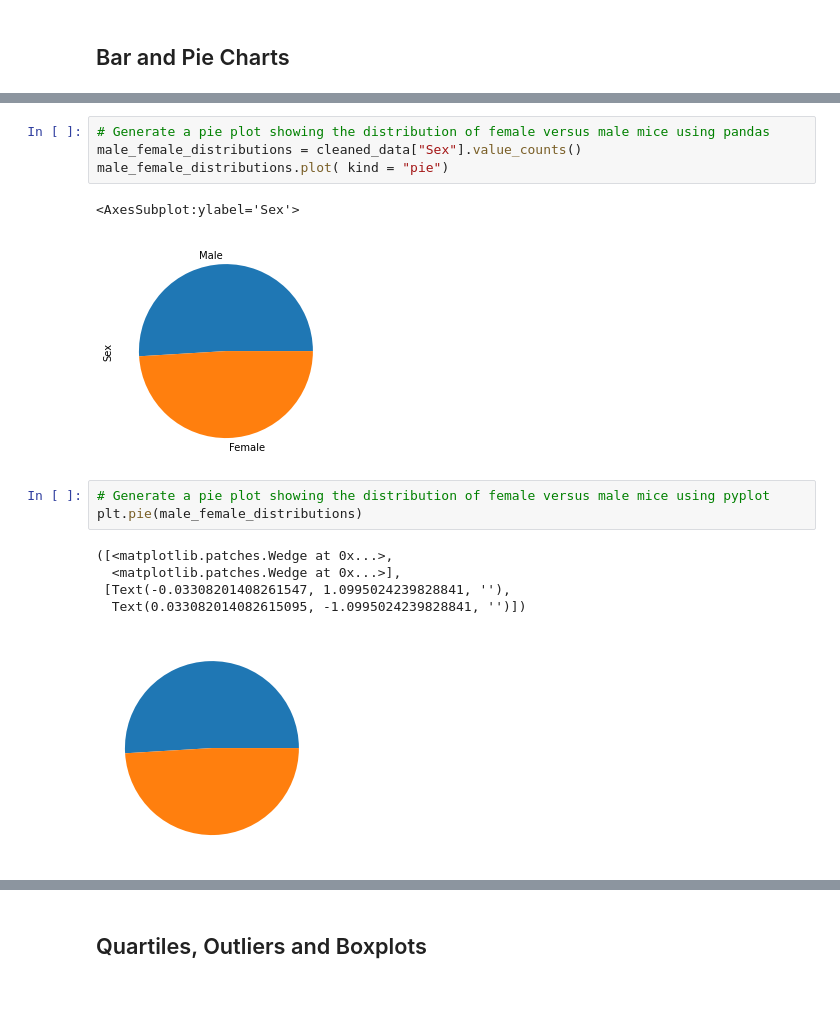
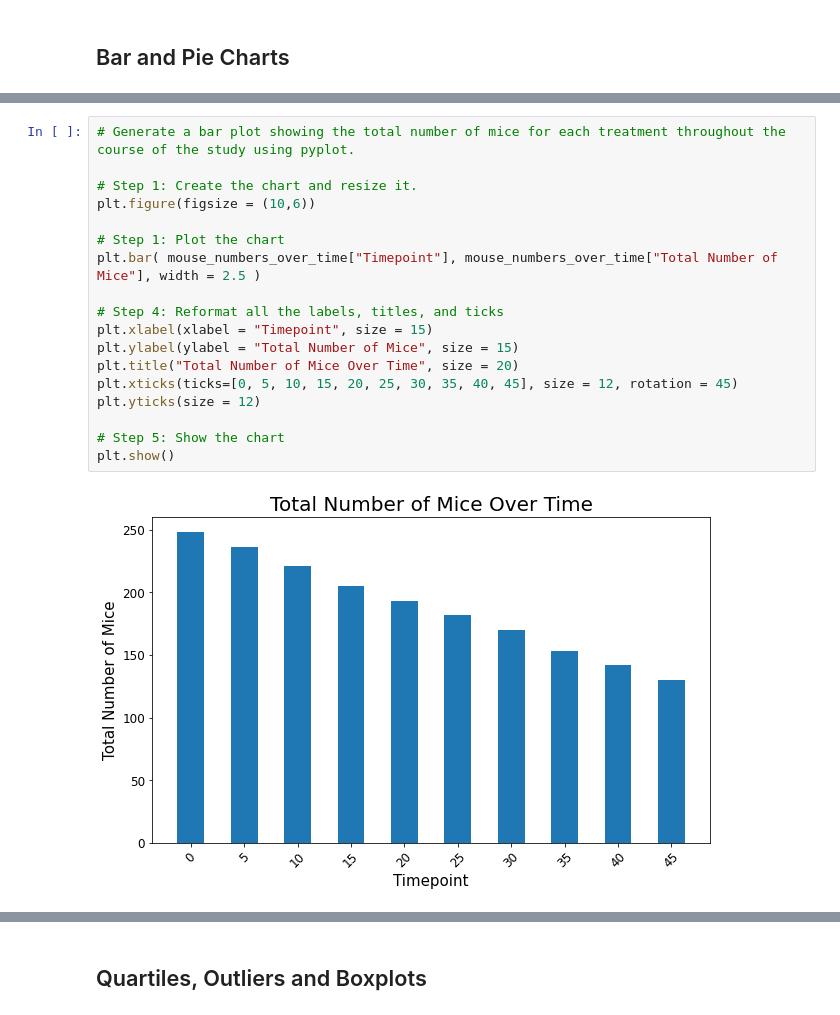
Before and after one commit to James-Akerman/Matplotlib-challenge, a Jupyter notebook: Pymaceuticals/pymaceuticals_James-Akerman.ipynb, the cells around one changed output, grey strips where cells are left out. Cells and saved outputs as stored; diff of their text form.

```diff
--- a/Pymaceuticals/pymaceuticals_James-Akerman.ipynb
+++ b/Pymaceuticals/pymaceuticals_James-Akerman.ipynb
@@ -153,16 +174,20 @@ plt.bar( mouse_numbers_over_time["Timepoint"], mouse_numbers_over_time["Total Nu
-# %%
-# Generate a pie plot showing the distribution of female versus male mice using pandas
-male_female_distributions = cleaned_data["Sex"].value_counts()
-male_female_distributions.plot( kind = "pie")
-# %% [output]
-<AxesSubplot:ylabel='Sex'>
-[figure, removed]
-# %%
-# Generate a pie plot showing the distribution of female versus male mice using pyplot
-plt.pie(male_female_distributions)
-# %% [output]
-([<matplotlib.patches.Wedge at 0x...>,
-  <matplotlib.patches.Wedge at 0x...>],
- [Text(-0.03308201408261547, 1.0995024239828841, ''),
-  Text(0.033082014082615095, -1.0995024239828841, '')])
-[figure, removed]
+# %%
+# Generate a bar plot showing the total number of mice for each treatment throughout the course of the study using pyplot.
+
+# Step 1: Create the chart and resize it.
+plt.figure(figsize = (10,6))
+
+# Step 1: Plot the chart
+plt.bar( mouse_numbers_over_time["Timepoint"], mouse_numbers_over_time["Total Number of Mice"], width = 2.5 )
+
+# Step 4: Reformat all the labels, titles, and ticks
+plt.xlabel(xlabel = "Timepoint", size = 15)
+plt.ylabel(ylabel = "Total Number of Mice", size = 15)
+plt.title("Total Number of Mice Over Time", size = 20)
+plt.xticks(ticks=[0, 5, 10, 15, 20, 25, 30, 35, 40, 45], size = 12, rotation = 45)
+plt.yticks(size = 12)
+
+# Step 5: Show the chart
+plt.show()
+# %% [output]
+[figure, added]
```
Also changed, not shown: parts of 14 cells of this notebook.
